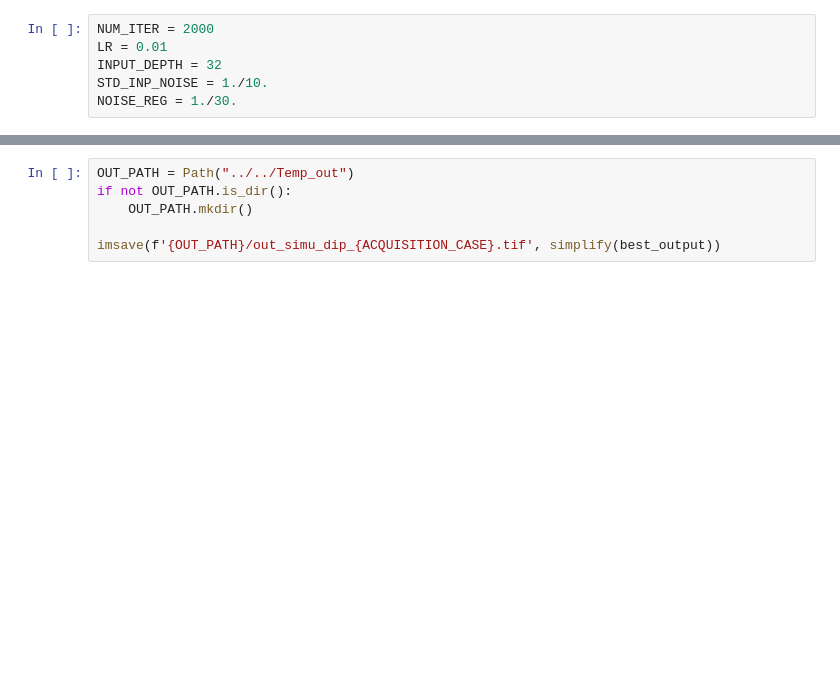
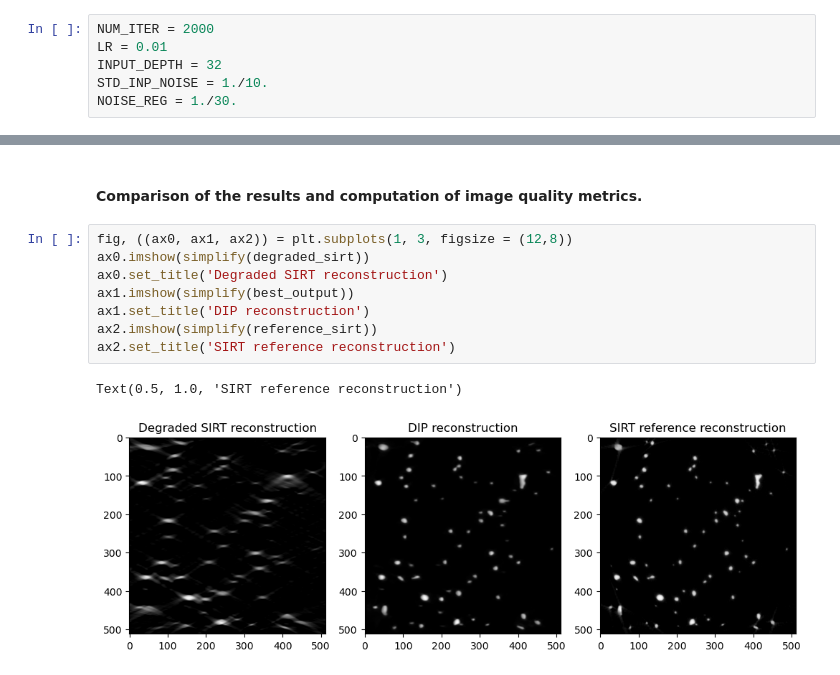
Before and after one commit to CEA-MetroCarac/DL_etomo, a Jupyter notebook: Notebooks/Simulated/simu_dip.ipynb, the cells around one changed output, grey strips where cells are left out. Cells and saved outputs as stored; diff of their text form; blank space fills up the shorter version.

```diff
--- a/Notebooks/Simulated/simu_dip.ipynb
+++ b/Notebooks/Simulated/simu_dip.ipynb
@@ -114,6 +123,13 @@ best_input  = output['best_input']
-# %%
-OUT_PATH = Path("../../Temp_out")
-if not OUT_PATH.is_dir():
-    OUT_PATH.mkdir()
-
-imsave(f'{OUT_PATH}/out_simu_dip_{ACQUISITION_CASE}.tif', simplify(best_output))
+# %% [markdown]
+#### Comparison of the results and computation of image quality metrics.
+# %%
+fig, ((ax0, ax1, ax2)) = plt.subplots(1, 3, figsize = (12,8))
+ax0.imshow(simplify(degraded_sirt))
+ax0.set_title('Degraded SIRT reconstruction')
+ax1.imshow(simplify(best_output))
+ax1.set_title('DIP reconstruction')
+ax2.imshow(simplify(reference_sirt))
+ax2.set_title('SIRT reference reconstruction')
+# %% [output]
+Text(0.5, 1.0, 'SIRT reference reconstruction')
+[figure, added]
```
Also changed, not shown: parts of 11 cells of this notebook, 4 other files.
